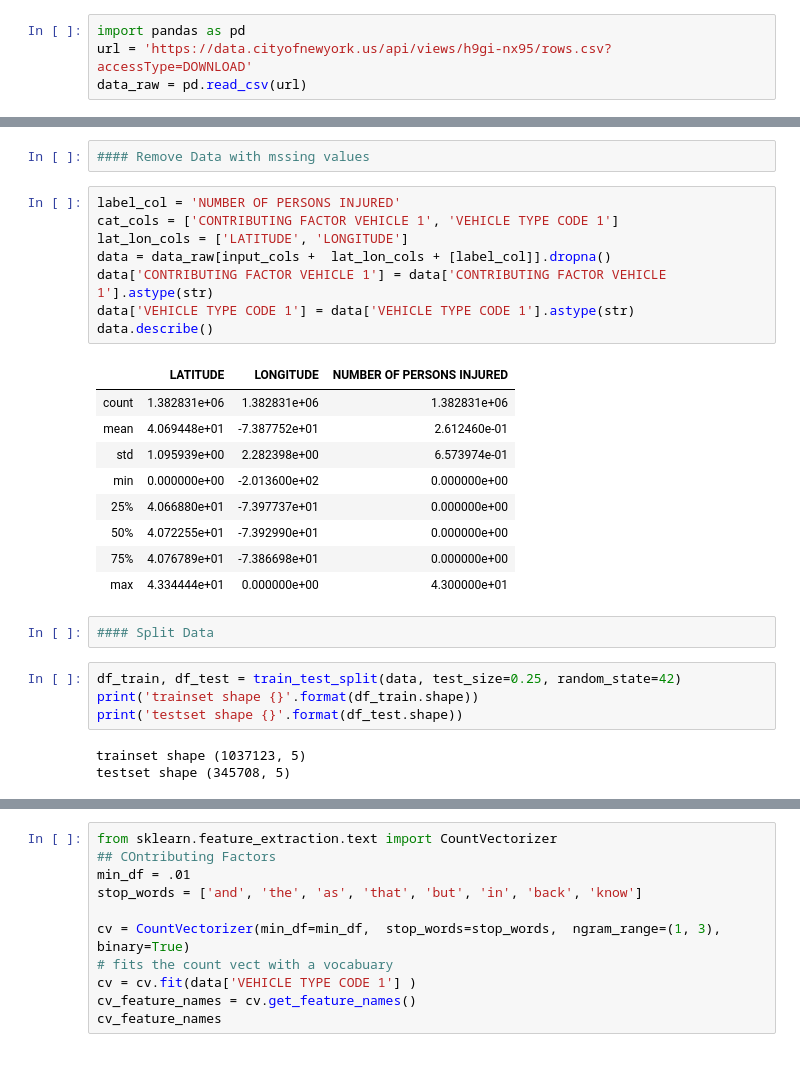
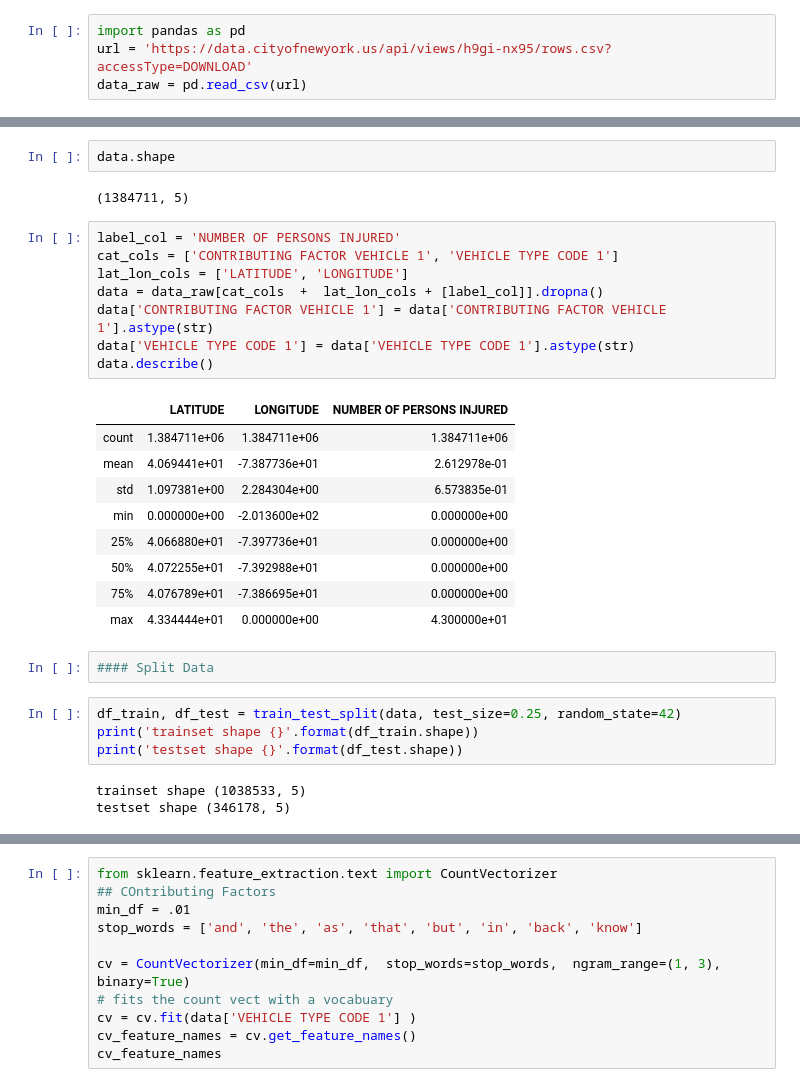
Before and after one commit to mdavis29/DataScience101, a Jupyter notebook: LinearRegression.ipynb, the cells around one changed output, grey strips where cells are left out. Saved outputs shown, nothing was run; the diff lists cells and outputs as text.

```diff
--- a/LinearRegression.ipynb
+++ b/LinearRegression.ipynb
@@ -44,22 +100,24 @@ data_raw = pd.read_csv(url)
-# %%
-#### Remove Data with mssing values
+# %%
+data.shape
+# %% [output]
+(1384711, 5)
 # %%
 label_col = 'NUMBER OF PERSONS INJURED'
 cat_cols = ['CONTRIBUTING FACTOR VEHICLE 1', 'VEHICLE TYPE CODE 1']
 lat_lon_cols = ['LATITUDE', 'LONGITUDE']
-data = data_raw[input_cols +  lat_lon_cols + [label_col]].dropna()
+data = data_raw[cat_cols  +  lat_lon_cols + [label_col]].dropna()
 data['CONTRIBUTING FACTOR VEHICLE 1'] = data['CONTRIBUTING FACTOR VEHICLE 1'].astype(str)
 data['VEHICLE TYPE CODE 1'] = data['VEHICLE TYPE CODE 1'].astype(str)
 data.describe()
 # %% [output]
 |  | LATITUDE | LONGITUDE | NUMBER OF PERSONS INJURED |
-| count | 1.382831e+06 | 1.382831e+06 | 1.382831e+06 |
-| mean | 4.069448e+01 | -7.387752e+01 | 2.612460e-01 |
-| std | 1.095939e+00 | 2.282398e+00 | 6.573974e-01 |
+| count | 1.384711e+06 | 1.384711e+06 | 1.384711e+06 |
+| mean | 4.069441e+01 | -7.387736e+01 | 2.612978e-01 |
+| std | 1.097381e+00 | 2.284304e+00 | 6.573835e-01 |
 | min | 0.000000e+00 | -2.013600e+02 | 0.000000e+00 |
-| 25% | 4.066880e+01 | -7.397737e+01 | 0.000000e+00 |
-| 50% | 4.072255e+01 | -7.392990e+01 | 0.000000e+00 |
-| 75% | 4.076789e+01 | -7.386698e+01 | 0.000000e+00 |
+| 25% | 4.066880e+01 | -7.397736e+01 | 0.000000e+00 |
+| 50% | 4.072255e+01 | -7.392988e+01 | 0.000000e+00 |
+| 75% | 4.076789e+01 | -7.386695e+01 | 0.000000e+00 |
 | max | 4.334444e+01 | 0.000000e+00 | 4.300000e+01 |
 # %%
 #### Split Data
@@ -68,5 +126,5 @@ df_train, df_test = train_test_split(data, test_size=0.25, random_state=42)
 print('trainset shape {}'.format(df_train.shape))
 print('testset shape {}'.format(df_test.shape))
 # %% [output]
-trainset shape (1037123, 5)
-testset shape (345708, 5)
+trainset shape (1038533, 5)
+testset shape (346178, 5)
```
Also changed, not shown: parts of 17 cells of this notebook.
